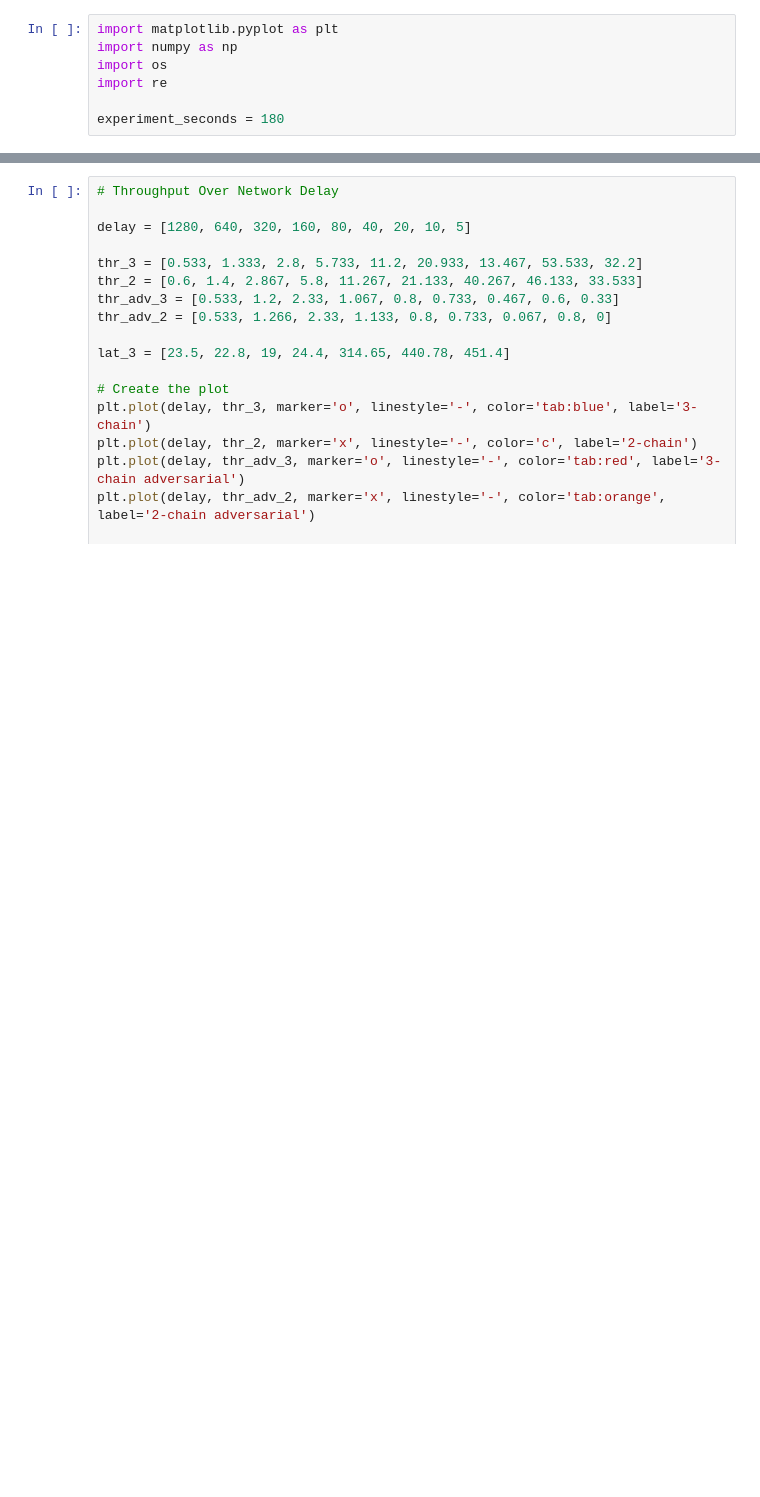
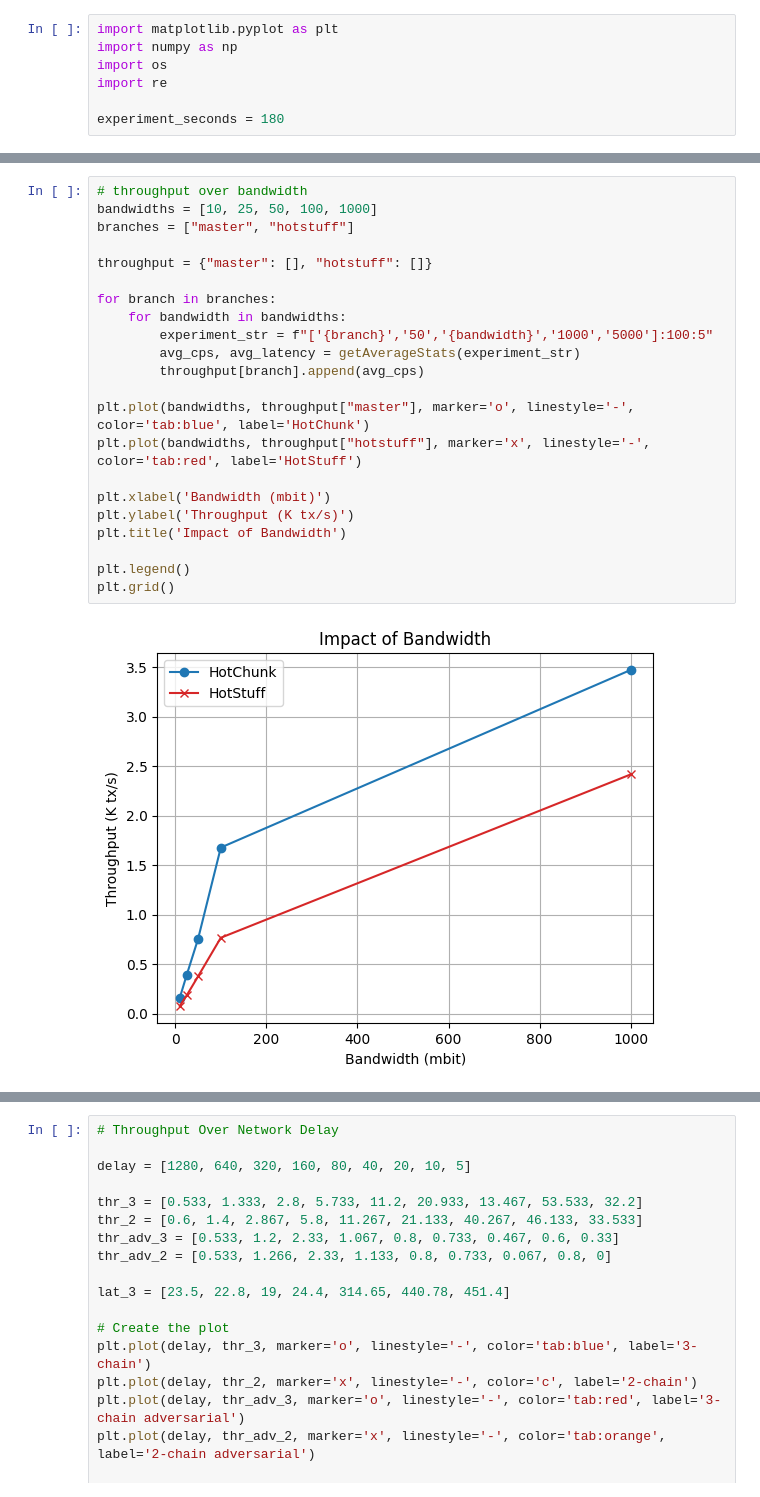
Before and after one commit to Fabr-ce/libhotchunk, a Jupyter notebook: scripts/Evaluation.ipynb, the cells around one changed output, grey strips where cells are left out. Drawn from its saved outputs; the diff is of its cells as text; blank space fills up the shorter version.

```diff
--- a/scripts/Evaluation.ipynb
+++ b/scripts/Evaluation.ipynb
@@ -76,0 +124,24 @@ print(getAverageStats("['master','400','100','1000','5000']:100:5"))
+# %%
+# throughput over bandwidth
+bandwidths = [10, 25, 50, 100, 1000]
+branches = ["master", "hotstuff"]
+
+throughput = {"master": [], "hotstuff": []}
+
+for branch in branches:
+    for bandwidth in bandwidths:
+        experiment_str = f"['{branch}','50','{bandwidth}','1000','5000']:100:5"
+        avg_cps, avg_latency = getAverageStats(experiment_str)
+        throughput[branch].append(avg_cps)
+
+plt.plot(bandwidths, throughput["master"], marker='o', linestyle='-', color='tab:blue', label='HotChunk')
+plt.plot(bandwidths, throughput["hotstuff"], marker='x', linestyle='-', color='tab:red', label='HotStuff')
+
+plt.xlabel('Bandwidth (mbit)')
+plt.ylabel('Throughput (K tx/s)')
+plt.title('Impact of Bandwidth')
+
+plt.legend()
+plt.grid()
+# %% [output]
+[figure, added]
```
Also changed, not shown: parts of 4 cells of this notebook, 17 other files.
